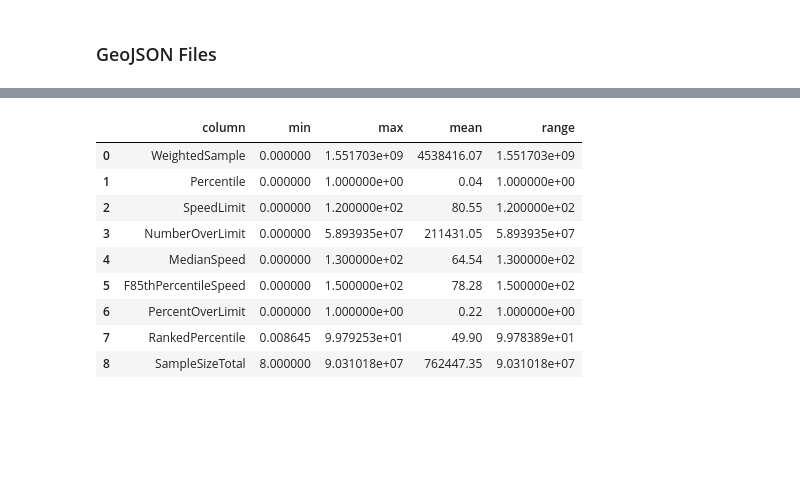
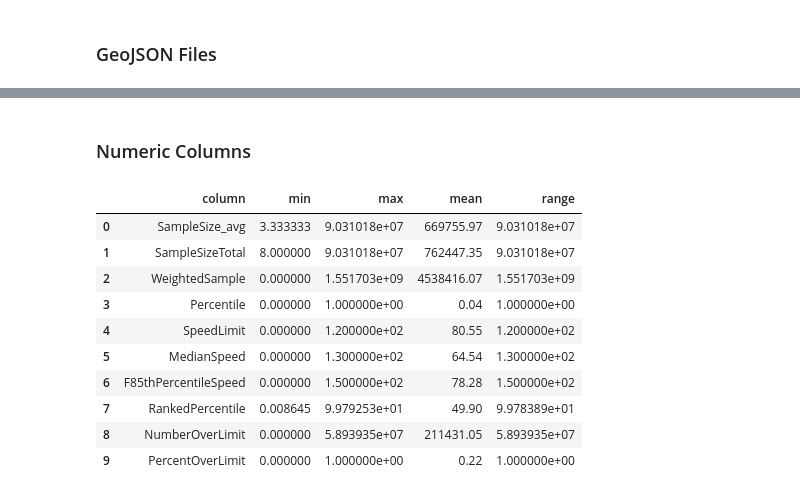
Before and after one commit to tasnimahmed11/RoadPulse, a Jupyter notebook: data_exploration.ipynb, the cells around one changed output, grey strips where cells are left out. Saved outputs shown, nothing was run; the diff lists cells and outputs as text; code cells hidden in the pictures; blank space fills up the shorter version.

```diff
--- a/data_exploration.ipynb
+++ b/data_exploration.ipynb
@@ -96,45 +97,35 @@ Index(['OBJECTID', 'english_ro', 'OvertureID', 'SampleSize_avg',
+# %% [markdown]
+### Numeric Columns
 # %%
-# Get a feel for the distributions of the key numeric columns
+speed_cols = ['SampleSize_avg', 'SampleSizeTotal', 'WeightedSample',
+                'Percentile', 'SpeedLimit', 'MedianSpeed', 'F85thPercentileSpeed',
+                'RankedPercentile', 'NumberOverLimit', 'PercentOverLimit',
+                'RoadClass', 'LandUse', 'PercentileBand']
 
-"""
-Column Description
-    SampleSize_avg:        Average number of GPS probe observations across collection periods
-    WeightedSample:        Traffic volume proxy (sample size scaled by road length)
-    Percentile:            Which traffic volume percentile this road falls into (0–1 scale)
-    SpeedLimit:            Posted speed limit from TomTom — not independently validated
-    RoadClass:             Functional road type — motorway, trunk, primary, or secondary
-    NumberOverLimit:       Estimated number of vehicles per year exceeding the speed limit
-    MedianSpeed:           50th percentile of observed vehicle speeds
-    F85thPercentileSpeed:  Speed below which 85% of vehicles travel — the traffic engineering standard
-"""
+# Get the distributions of the key numeric columns
+def key_summary_num(gdf):
+    rows = []
+    for col in speed_cols:
+        if gdf[col].dtype in ['float64', 'int64']:
+            rows.append({
+                'column': col,
+                'min': gdf[col].min(),
+                'max': gdf[col].max(),
+                'mean': gdf[col].mean().round(2),
+                'range': gdf[col].max() - gdf[col].min()
+            })
+    return pd.DataFrame(rows)
 
-# Which columns matter the most? Undecided
-speed_cols = ['WeightedSample', 'Percentile', 'SpeedLimit', 'RoadClass','NumberOverLimit',
-              'MedianSpeed', 'F85thPercentileSpeed', 'PercentOverLimit', 'RankedPercentile',
-              'PercentileBand', 'SampleSizeTotal']
-
-# Create a summary statistics table
-rows = []
-for col in speed_cols:
-    if thai_sub_gdf[col].dtype in ['float64', 'int64']:
-        rows.append({
-            'column': col,
-            'min': thai_sub_gdf[col].min(),
-            'max': thai_sub_gdf[col].max(),
-            'mean': thai_sub_gdf[col].mean().round(2),
-            'range': thai_sub_gdf[col].max() - thai_sub_gdf[col].min()
-        })
-
-summary_df = pd.DataFrame(rows)
-display(summary_df)
+display(key_summary_num(thai_sub_gdf))
 # %% [output]
 |  | column | min | max | mean | range |
-| 0 | WeightedSample | 0.000000 | 1.551703e+09 | 4538416.07 | 1.551703e+09 |
-| 1 | Percentile | 0.000000 | 1.000000e+00 | 0.04 | 1.000000e+00 |
-| 2 | SpeedLimit | 0.000000 | 1.200000e+02 | 80.55 | 1.200000e+02 |
-| 3 | NumberOverLimit | 0.000000 | 5.893935e+07 | 211431.05 | 5.893935e+07 |
-| 4 | MedianSpeed | 0.000000 | 1.300000e+02 | 64.54 | 1.300000e+02 |
-| 5 | F85thPercentileSpeed | 0.000000 | 1.500000e+02 | 78.28 | 1.500000e+02 |
-| 6 | PercentOverLimit | 0.000000 | 1.000000e+00 | 0.22 | 1.000000e+00 |
+| 0 | SampleSize_avg | 3.333333 | 9.031018e+07 | 669755.97 | 9.031018e+07 |
+| 1 | SampleSizeTotal | 8.000000 | 9.031018e+07 | 762447.35 | 9.031018e+07 |
+| 2 | WeightedSample | 0.000000 | 1.551703e+09 | 4538416.07 | 1.551703e+09 |
+| 3 | Percentile | 0.000000 | 1.000000e+00 | 0.04 | 1.000000e+00 |
+| 4 | SpeedLimit | 0.000000 | 1.200000e+02 | 80.55 | 1.200000e+02 |
+| 5 | MedianSpeed | 0.000000 | 1.300000e+02 | 64.54 | 1.300000e+02 |
+| 6 | F85thPercentileSpeed | 0.000000 | 1.500000e+02 | 78.28 | 1.500000e+02 |
 | 7 | RankedPercentile | 0.008645 | 9.979253e+01 | 49.90 | 9.978389e+01 |
-| 8 | SampleSizeTotal | 8.000000 | 9.031018e+07 | 762447.35 | 9.031018e+07 |
+| 8 | NumberOverLimit | 0.000000 | 5.893935e+07 | 211431.05 | 5.893935e+07 |
+| 9 | PercentOverLimit | 0.000000 | 1.000000e+00 | 0.22 | 1.000000e+00 |
```
Also changed, not shown: parts of 45 cells of this notebook.
